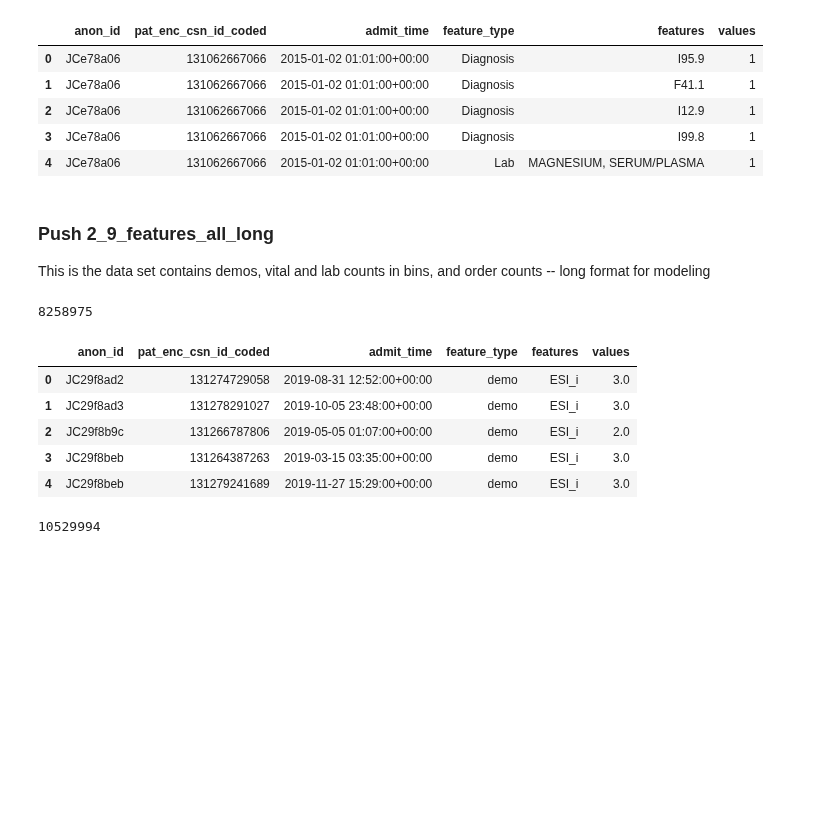
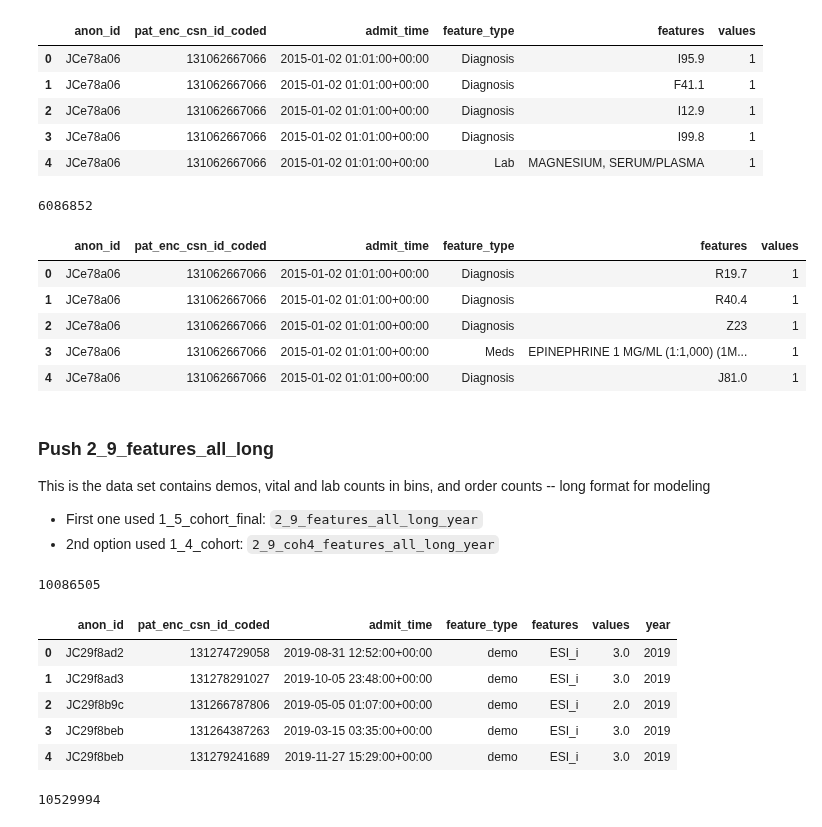
Before and after one commit to Minh084/TDA, a Jupyter notebook: SQL/data_BQ.ipynb, the cells around one changed output. Cells and saved outputs as stored; diff of their text form; code cells hidden in the pictures; blank space fills up the shorter version.

```diff
--- a/SQL/data_BQ.ipynb
+++ b/SQL/data_BQ.ipynb
@@ -386,0 +406,12 @@ df.head(5)
+# %%
+df = pd.read_csv(os.path.join(datadir, "coh4_order_code_counts.csv"))
+print(len(df)) # 5730678
+df.head(5)
+# %% [output]
+6086852
+|  | anon_id | pat_enc_csn_id_coded | admit_time | feature_type | features | values |
+| 0 | JCe78a06 | 131062667066 | 2015-01-02 01:01:00+00:00 | Diagnosis | R19.7 | 1 |
+| 1 | JCe78a06 | 131062667066 | 2015-01-02 01:01:00+00:00 | Diagnosis | R40.4 | 1 |
+| 2 | JCe78a06 | 131062667066 | 2015-01-02 01:01:00+00:00 | Diagnosis | Z23 | 1 |
+| 3 | JCe78a06 | 131062667066 | 2015-01-02 01:01:00+00:00 | Meds | EPINEPHRINE 1 MG/ML (1:1,000) (1M... | 1 |
+| 4 | JCe78a06 | 131062667066 | 2015-01-02 01:01:00+00:00 | Diagnosis | J81.0 | 1 |
@@ -387,19 +433,21 @@ df.head(5)
 # %% [markdown]
 ### Push 2_9_features_all_long
 This is the data set contains demos, vital and lab counts in bins, and order counts -- long format for modeling
+- First one used 1_5_cohort_final: `2_9_features_all_long_year`
+- 2nd option used 1_4_cohort: `2_9_coh4_features_all_long_year`
 # %%
-# this one only has trainbin
-df0 = pd.read_csv(os.path.join(featuredir, "2_9_features_all_long.csv"))
-print(len(df0)) # 8258975
+# this one has trainbin and testbin in the same dataframe
+df0 = pd.read_csv(os.path.join(featuredir, "2_9_features_all_long_year.csv"))
+print(len(df0)) # 10086505
 df0.head(5)
 # %% [output]
-8258975
+10086505
-|  | anon_id | pat_enc_csn_id_coded | admit_time | feature_type | features | values |
-| 0 | JC29f8ad2 | 131274729058 | 2019-08-31 12:52:00+00:00 | demo | ESI_i | 3.0 |
-| 1 | JC29f8ad3 | 131278291027 | 2019-10-05 23:48:00+00:00 | demo | ESI_i | 3.0 |
-| 2 | JC29f8b9c | 131266787806 | 2019-05-05 01:07:00+00:00 | demo | ESI_i | 2.0 |
-| 3 | JC29f8beb | 131264387263 | 2019-03-15 03:35:00+00:00 | demo | ESI_i | 3.0 |
-| 4 | JC29f8beb | 131279241689 | 2019-11-27 15:29:00+00:00 | demo | ESI_i | 3.0 |
+|  | anon_id | pat_enc_csn_id_coded | admit_time | feature_type | features | values | year |
+| 0 | JC29f8ad2 | 131274729058 | 2019-08-31 12:52:00+00:00 | demo | ESI_i | 3.0 | 2019 |
+| 1 | JC29f8ad3 | 131278291027 | 2019-10-05 23:48:00+00:00 | demo | ESI_i | 3.0 | 2019 |
+| 2 | JC29f8b9c | 131266787806 | 2019-05-05 01:07:00+00:00 | demo | ESI_i | 2.0 | 2019 |
+| 3 | JC29f8beb | 131264387263 | 2019-03-15 03:35:00+00:00 | demo | ESI_i | 3.0 | 2019 |
+| 4 | JC29f8beb | 131279241689 | 2019-11-27 15:29:00+00:00 | demo | ESI_i | 3.0 | 2019 |
 # %%
 df0["admit_time"] = pd.to_datetime(df0["admit_time"])
 df0['year'] = df0['admit_time'].dt.year
```
Also changed, not shown: parts of 6 cells of this notebook, 10 other files.
